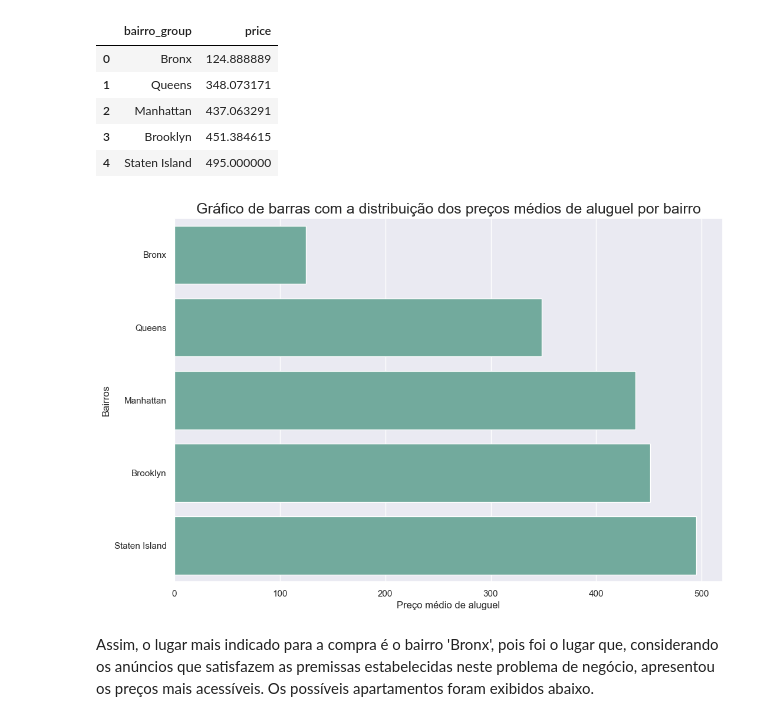
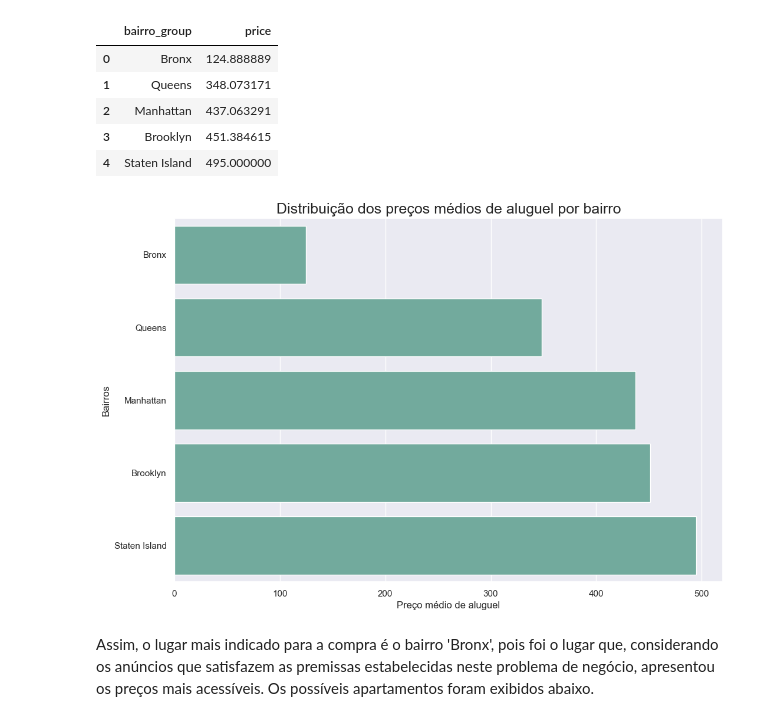
Before and after one commit to rfprates/LH_CD_RODRIGOPRATES, a Jupyter notebook: reports_eda/EDA.ipynb, the cells around one changed output. Cells and saved outputs as stored; diff of their text form; code cells hidden in the pictures.

```diff
--- a/reports_eda/EDA.ipynb
+++ b/reports_eda/EDA.ipynb
@@ -479,25 +479,25 @@ series_bairro.reset_index()
 # %%
 # ajuste do tamanho da figura
 plt.figure(figsize = (12,8))
 
 # plotando o gráfico
 sns.barplot(
     data = series_bairro.reset_index(),
     y = 'bairro_group',
     x = 'price',
     color = color
 )
 
 # título do gráfico
-plt.title('Gráfico de barras com a distribuição dos preços médios de aluguel por bairro', fontsize = 18)
+plt.title('Distribuição dos preços médios de aluguel por bairro', fontsize = 18)
 
 # nomeando o eixo Y
 plt.ylabel('Bairros', fontsize = 12)
 
 # nomeando o eixo X
 plt.xlabel('Preço médio de aluguel', fontsize = 12);
 # %% [output]
-[figure, old version]
+[figure, new version]
 # %% [markdown]
 Assim, o lugar mais indicado para a compra é o bairro 'Bronx', pois foi o lugar que, considerando os anúncios que satisfazem as premissas estabelecidas neste problema de negócio, apresentou os preços mais acessíveis. Os possíveis apartamentos foram exibidos abaixo.
 # %%
```
Also changed, not shown: parts of 3 cells of this notebook.
